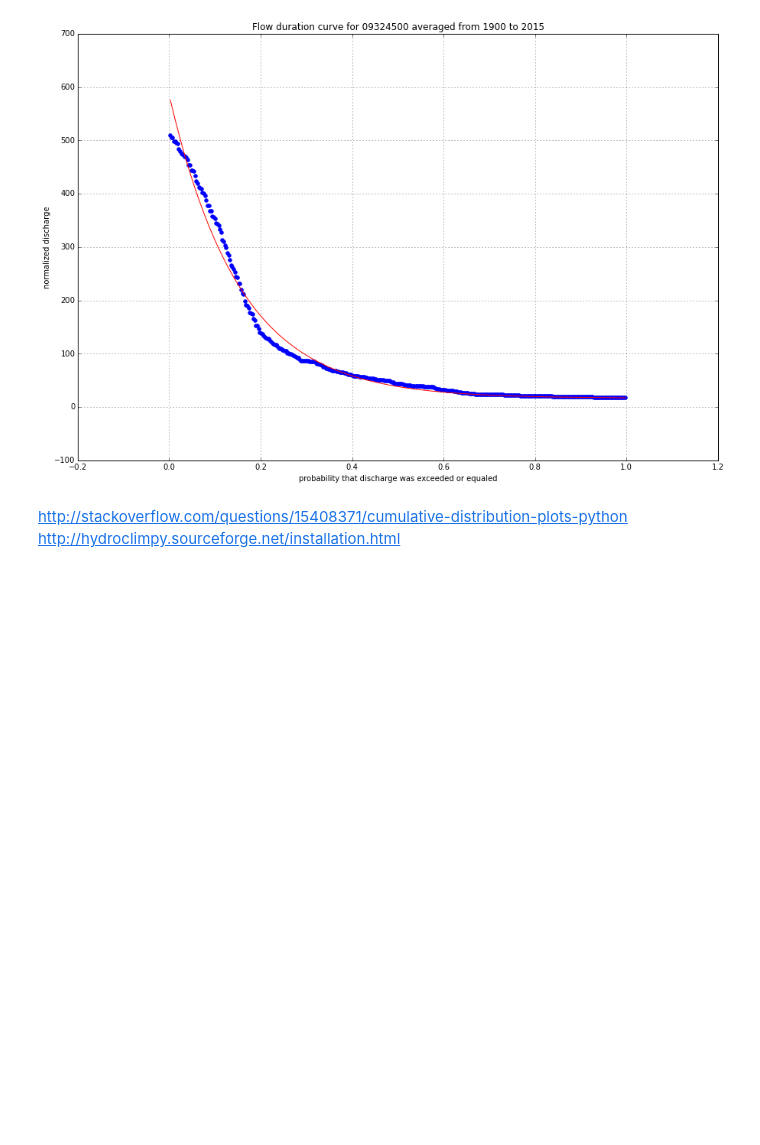
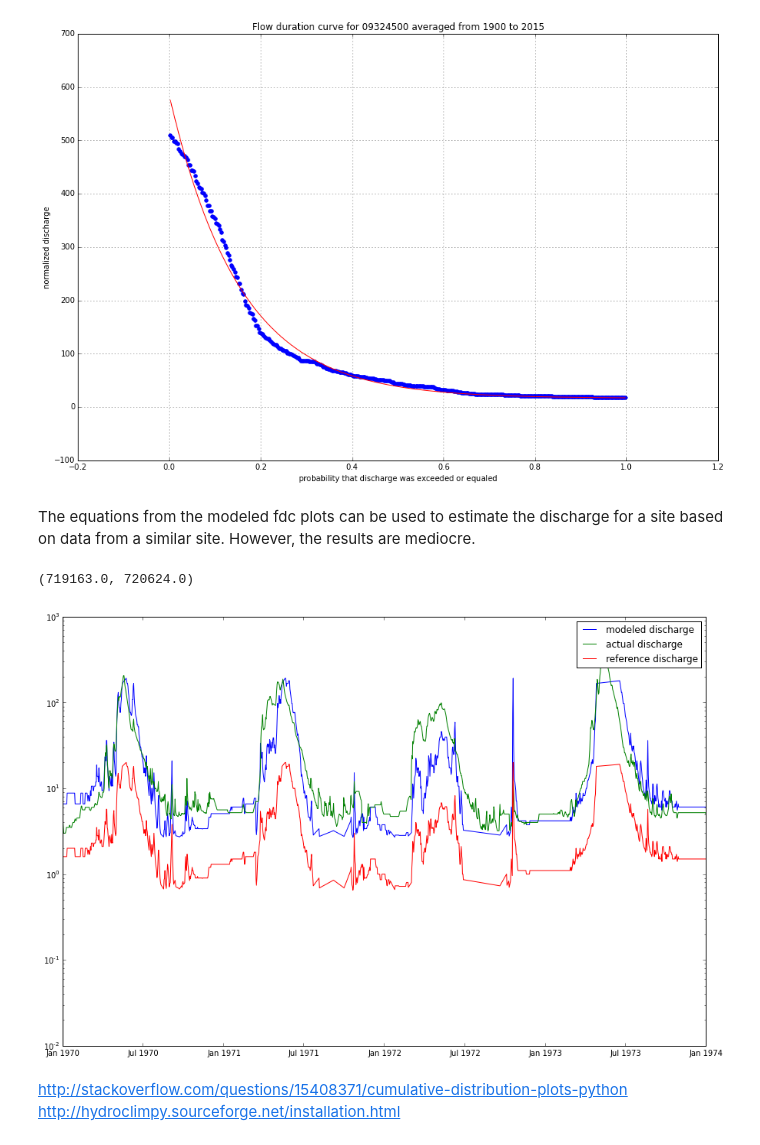
Before and after one commit to inkenbrandt/IPython, a Jupyter notebook: USGS_Surface_Flow.ipynb, the cells around one changed output. Drawn from its saved outputs; the diff is of its cells as text; code cells hidden in the pictures; blank space fills up the shorter version.

```diff
--- a/USGS_Surface_Flow.ipynb
+++ b/USGS_Surface_Flow.ipynb
@@ -598,6 +546,42 @@ for i in range(2,6,1):
 USGS_parms.to_clipboard()
 #USGS_finish_date = USGS_finish_date.drop([0],axis=1)
 #USGS_start_fin = pd.merge(USGS_finish_date,USGS_start_date, left_index=True, right_index=True, how='outer' )
+# %% [markdown]
+The equations from the modeled fdc plots can be used to estimate the discharge for a site based on data from a similar site.  However, the results are mediocre.
+# %%
+n1 = 12
+n2 = 11
+
+USGS_Site_Data[sites[n1]+'p'] = [USGS_parms['all_var1'][n1]*np.log(USGS_Site_Data[sites[n1]][i]*USGS_parms['all_var2'][n1]+\
+                                                                   USGS_parms['all_var3'][n1])+USGS_parms['all_var4'][n1] for i in \
+range(len(USGS_Site_Data[sites[n1]]))]
+
+USGS_Data = USGS_Site_Data[USGS_Site_Data[sites[n1]+'p']>0]
+
+USGS_Data[sites[n2]+'d'] = [USGS_parms['allin_var1'][n2]*np.exp(USGS_Data[sites[n1]+'p'][i]*USGS_parms['allin_var2'][n2]+\
+                                                                   USGS_parms['allin_var3'][n2])+USGS_parms['allin_var4'][n2] for i in \
+range(len(USGS_Data[sites[n1]+'p']))]
+
+y1 = USGS_Data[sites[n2]+'d'].values
+y2 = USGS_Site_Data[sites[n2]].values
+
+x1 = USGS_Data.index.to_datetime()
+x2 = USGS_Site_Data.index.to_datetime()
+y3 = USGS_Data[sites[n1]]
+
+
+plt.figure()
+plt.plot(x1,y1, label="modeled discharge")
+plt.plot(x2,y2, label="actual discharge")
+plt.plot(x1,y3, label="reference discharge")
+plt.yscale('log')
+plt.legend()
+#plt.xlim(USGS_Site_Info['start_date'][n2],USGS_Site_Info['fin_date'][n2])
+plt.xlim('1/1/1970','1/1/1974')
+#plt.ylim(1,100)
+# %% [output]
+(719163.0, 720624.0)
+[figure, added]
 # %% [markdown]
 http://stackoverflow.com/questions/15408371/cumulative-distribution-plots-python <br>
 http://hydroclimpy.sourceforge.net/installation.html
```
Also changed, not shown: parts of 14 cells of this notebook.
